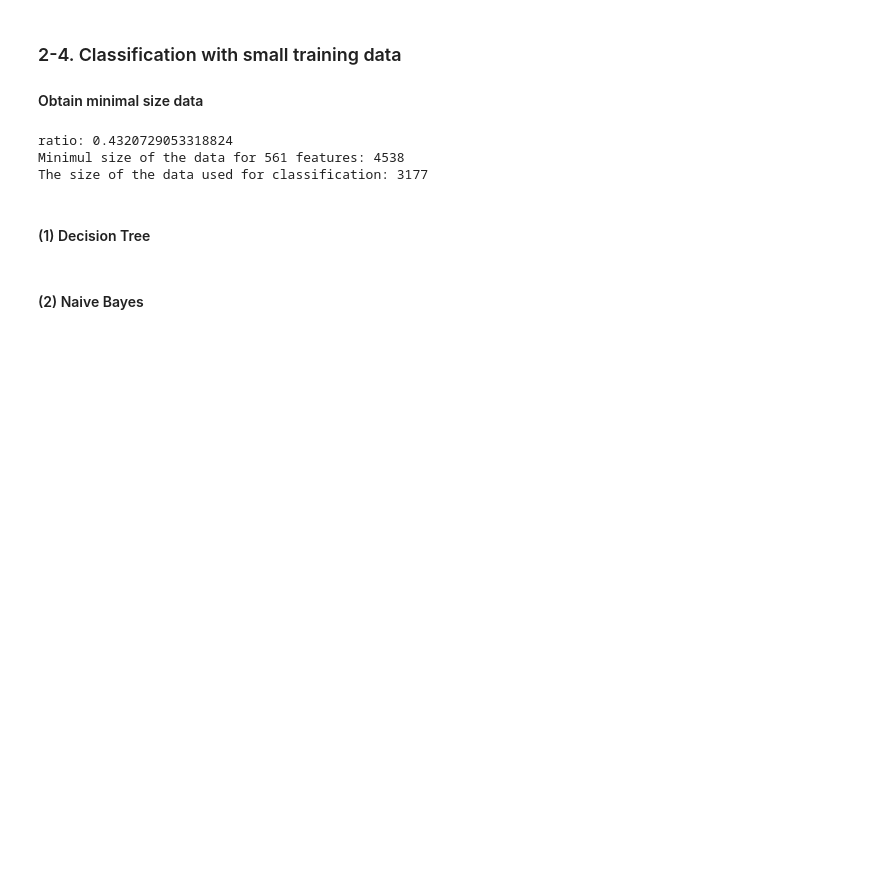
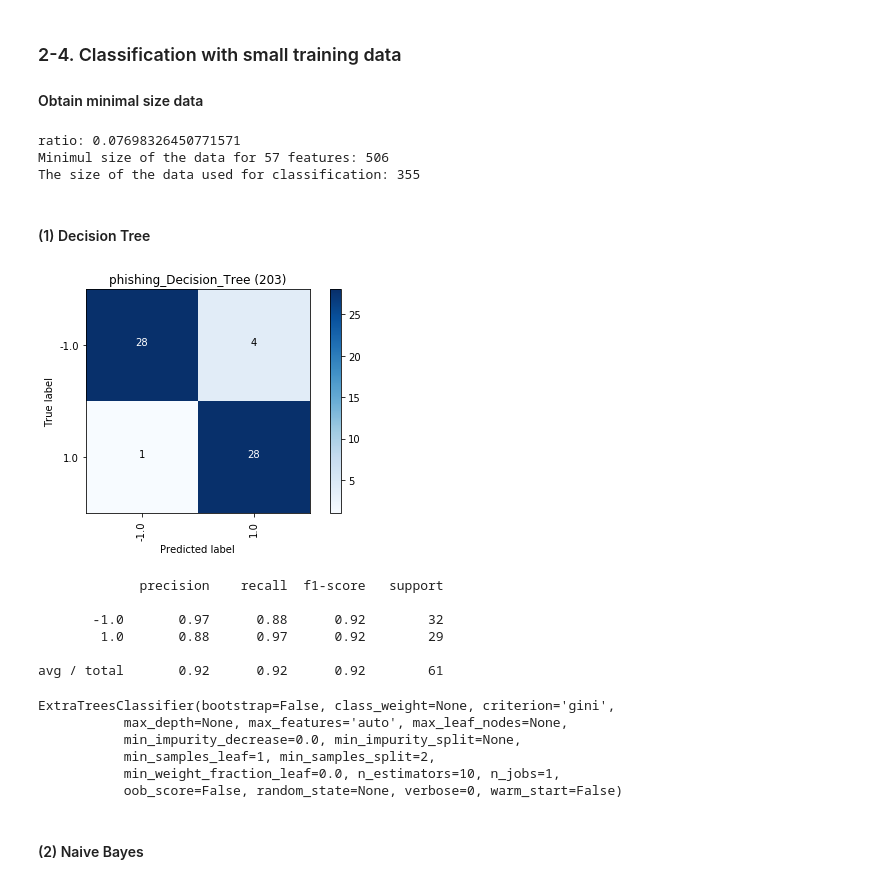
Before and after one commit to tomokoji/ce888assignment, a Jupyter notebook: src/assignment1_for_demo.ipynb, the cells around one changed output. Drawn from its saved outputs; the diff is of its cells as text; code cells hidden in the pictures; blank space fills up the shorter version.

```diff
--- a/src/assignment1_for_demo.ipynb
+++ b/src/assignment1_for_demo.ipynb
@@ -127,18 +123,32 @@ PCA.variance(features_df, pic_file)
 #### Obtain minimal size data
 # %%
 X, y = MAIN.get_minimal_data(features_df.values, targets_df.values)
-X, y = features_df.values, targets_df.values
+#X, y = features_df.values, targets_df.values
 # %% [output]
-ratio: 0.4320729053318824
-Minimul size of the data for 561 features: 4538
-The size of the data used for classification: 3177
+ratio: 0.07698326450771571
+Minimul size of the data for 57 features: 506
+The size of the data used for classification: 355
 # %% [markdown]
 #### (1) Decision Tree
 # %%
-title = "%s_Decision_Tree" % pic_file.split("_")[0]
-true_label, pred_label, clf = CLS.train (X, y, 0)
+title = "%s_Decision_Tree (%d)" % (pic_file.split("_")[0], len(X))
+true_label, pred_label, clf = CLS.train (X, y, 0, 0)
 CLS.plot_confusion_matrix(true_label, pred_label, unique_labels, pic_file, title, "Decision_Tree")
 clf
+# %% [output]
+[figure, added]
+             precision    recall  f1-score   support
+
+       -1.0       0.97      0.88      0.92        32
+        1.0       0.88      0.97      0.92        29
+
+avg / total       0.92      0.92      0.92        61
+ExtraTreesClassifier(bootstrap=False, class_weight=None, criterion='gini',
+           max_depth=None, max_features='auto', max_leaf_nodes=None,
+           min_impurity_decrease=0.0, min_impurity_split=None,
+           min_samples_leaf=1, min_samples_split=2,
+           min_weight_fraction_leaf=0.0, n_estimators=10, n_jobs=1,
+           oob_score=False, random_state=None, verbose=0, warm_start=False)
 # %% [markdown]
 #### (2) Naive Bayes
 # %%
```
Also changed, not shown: parts of 4 cells of this notebook, 52 other files.
